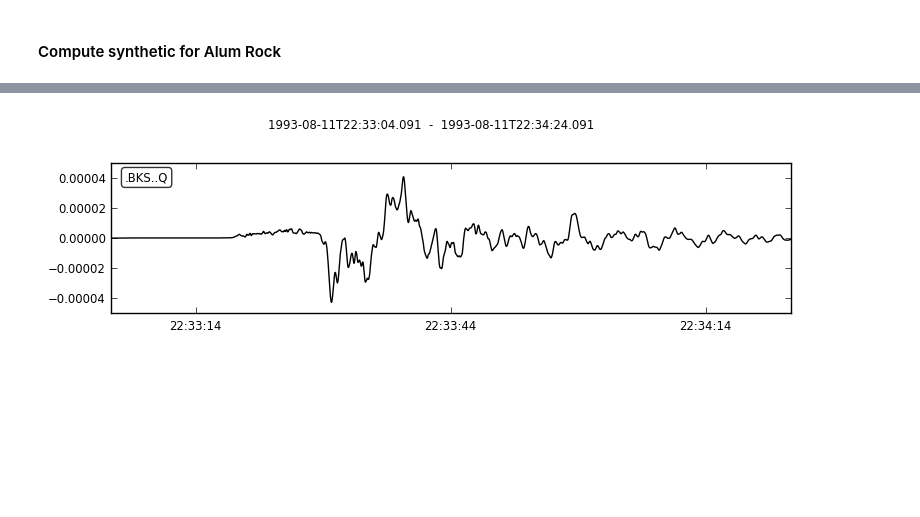
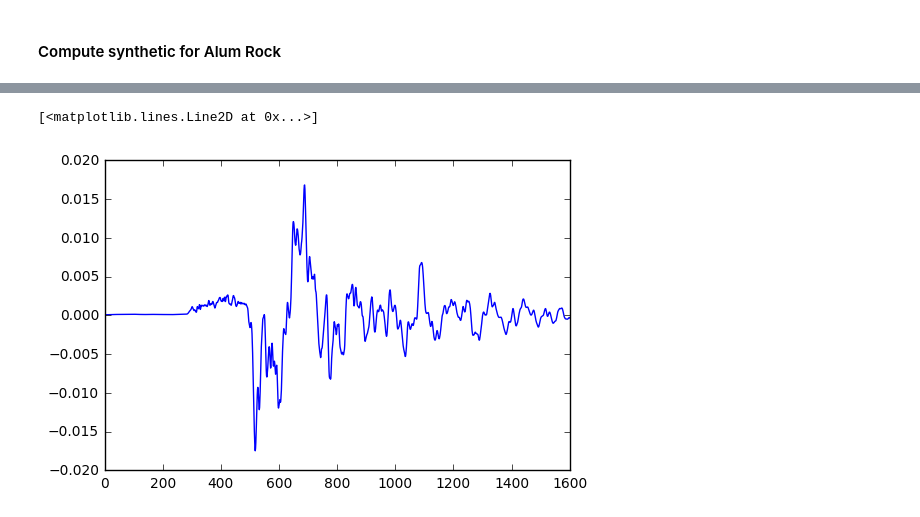
Before and after one commit to njlindsey/EPS298, a Jupyter notebook: Alum_Synth.ipynb, the cells around one changed output, grey strips where cells are left out. Cells and saved outputs as stored; diff of their text form; code cells hidden in the pictures; blank space fills up the shorter version.

```diff
--- a/Alum_Synth.ipynb
+++ b/Alum_Synth.ipynb
@@ -238,7 +264,8 @@ ax.set_xlim(right=8000)
 # %%
 import matplotlib.pyplot as plt
 import obspy
 d=obspy.read('alumdata')
-d.plot()
+plt.plot(d[0])
 # %% [output]
+[<matplotlib.lines.Line2D at 0x...>]
-[figure, old version]
+[figure, new version]
```
Also changed, not shown: parts of 8 cells of this notebook.
